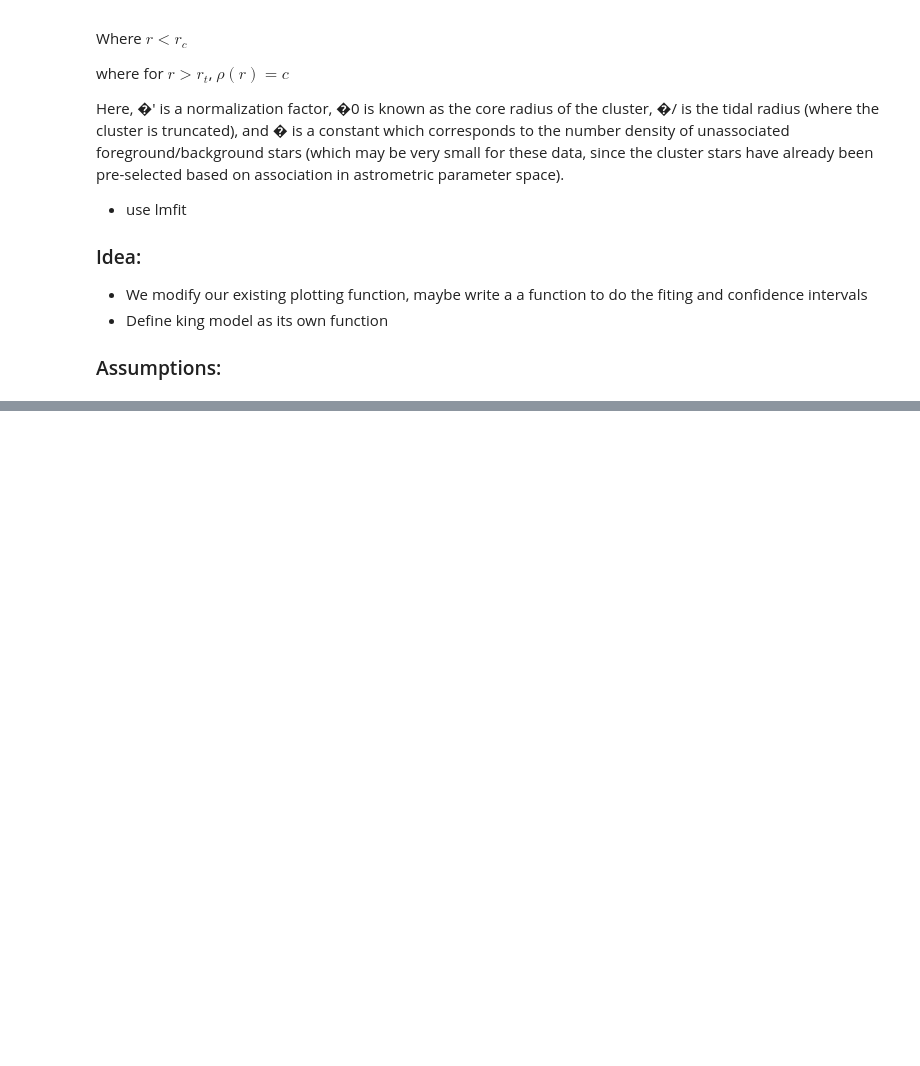
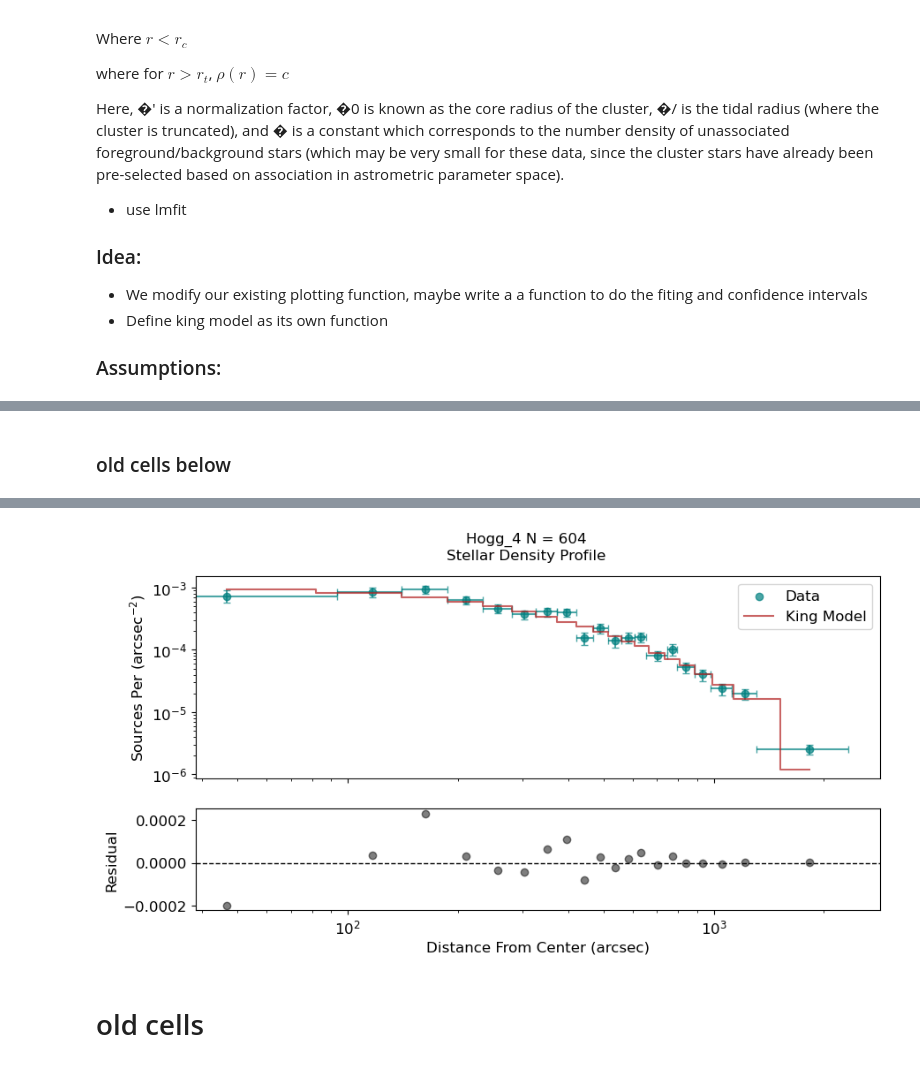
Before and after one commit to afinemax/stat_meth, a Jupyter notebook: assignments/a3/a3_max_fine.ipynb, the cells around one changed output, grey strips where cells are left out. Saved outputs shown, nothing was run; the diff lists cells and outputs as text; code cells hidden in the pictures; blank space fills up the shorter version.

Commit message:
reworked model fitting, results are still off

```diff
--- a/assignments/a3/a3_max_fine.ipynb
+++ b/assignments/a3/a3_max_fine.ipynb
@@ -162,0 +480,71 @@ stars have already been pre-selected based on association in astrometric paramet
+# %% [markdown]
+### old cells below
+# %%
+from lmfit import Model, Minimizer, Parameters, report_fit
+
+# all together now
+model = king_model
+output_resid = True
+
+# set params
+# set params
+param_guess = {'rho_knot': 1, 'c': 1e-5, 'r_c': 500, 'r_t': 1000}
+params = Parameters()
+params.add_many(('rho_knot', 1), ('c', 1e-5), ('r_c', 500), ('r_t', 1000))
+
+
+xdata = [bins]
+ydata = [stellar_density]
+yerrs = [std_stellar_den]
+set_function = Minimizer(lmf_lsq_binresid, params, fcn_args=(xdata, ydata, yerrs, model, output_resid),nan_policy='omit')
+result = set_function.minimize(method = 'leastsq')
+report_fit(result)
+print("Minimum Chi-squared = "+str(result.chisqr)+" for "+str(result.nfree)+" d.o.f.")
+print("The goodness of fit is: ",sps.chi2.sf(result.chisqr,df=result.nfree))
+
+
+#### plot stuff
+# Extracting the best-fit parameters
+best_fit_params = result.params.valuesdict()
+
+# Generate x values for the model plot
+
+
+
+
+
+fig, (ax1, ax2) = plt.subplots(nrows=2, figsize=(10,5), dpi=100, sharex=True, gridspec_kw={'height_ratios': [2, 1]})
+
+x_data = bin_centers
+# Plot data and fit in the first subplot
+ax1.scatter(x_data, y_data, label='Data', color='teal',alpha=0.7)
+ax1.errorbar(bin_centers, stellar_density, yerr=std_stellar_den, xerr=x_data_errors, fmt='none', ecolor='teal', capsize=3, alpha=0.7)
+#ax1.step(bin_centers, stellar_density, where='mid', color='teal', linewidth=1, alpha=0.7, zorder=1)
+#x_model = np.linspace(min(bin_centers), max(bin_centers), 50)
+x_model = x_data
+ax1.step(x_model, king_model(x_model, best_fit_params), label='King Model', where='mid', linewidth=1.5, color='firebrick',alpha=0.7,)
+
+ax1.set_ylabel('Sources Per (arcsec$^{-2}$)', size=12)
+ax1.tick_params(axis='both', which='both', labelsize=12)
+ax1.legend(fontsize=12)
+ax1.set_yscale('log')
+ax1.set_xscale('log')
+
+# Plot residuals in the second subplot
+
+residuals = y_data - king_model(x_data, best_fit_params)
+
+# Data ratio
+#ax2.scatter(x_data, result.best_fit/ y_data, label='Residuals', color='k', alpha=0.5)
+ax2.scatter(x_data, residuals, label='Residuals', color='k', alpha=0.5)
+ax2.axhline(0, color='black', linestyle='--', linewidth=1)
+ax2.set_xlabel('Distance From Center (arcsec)', size=12)
+ax2.set_ylabel('Residual', size=12)
+ax2.tick_params(axis='both', which='both', labelsize=12)
+
+# ax2.set_yscale('log')
+
+plt.suptitle(cluster_name + ' N = '+ str(len(source_distance)) + '\nStellar Density Profile', size=12)
+plt.savefig(cluster_name, bbox_inches='tight')
+plt.show()
+# %% [output]
@@ -162,0 +568 @@ stars have already been pre-selected based on association in astrometric paramet
+[figure, added]
@@ -163,3 +581,5 @@ stars have already been pre-selected based on association in astrometric paramet
+# %% [markdown]
+# old cells
 # %%
 # Your King model
 def king_model(r, rho_knot, c, r_c, r_t):
```
Also changed, not shown: parts of 24 cells of this notebook.
